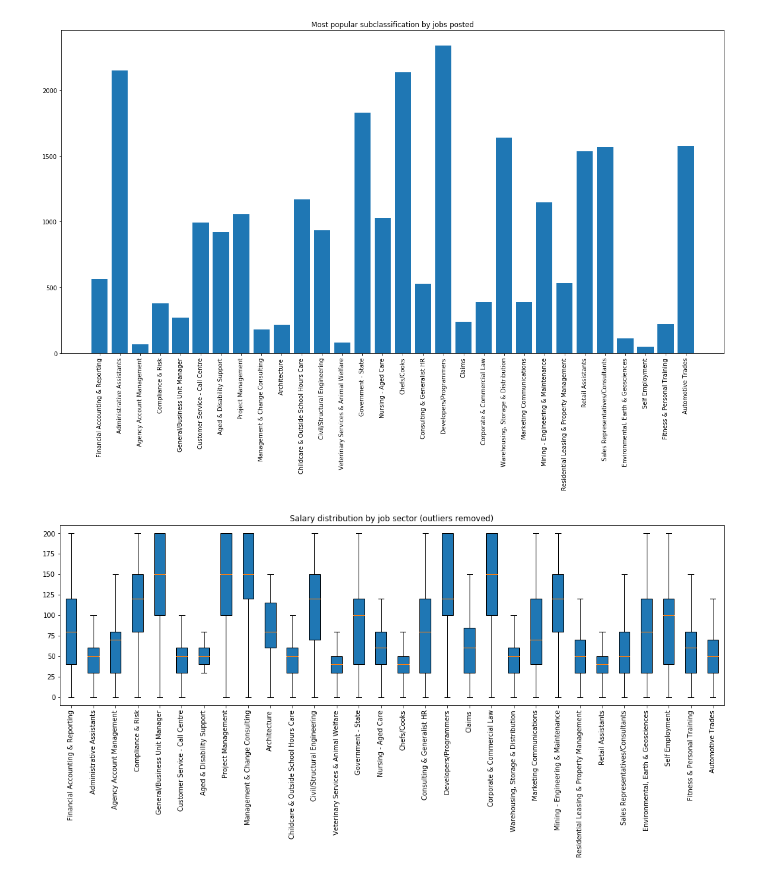
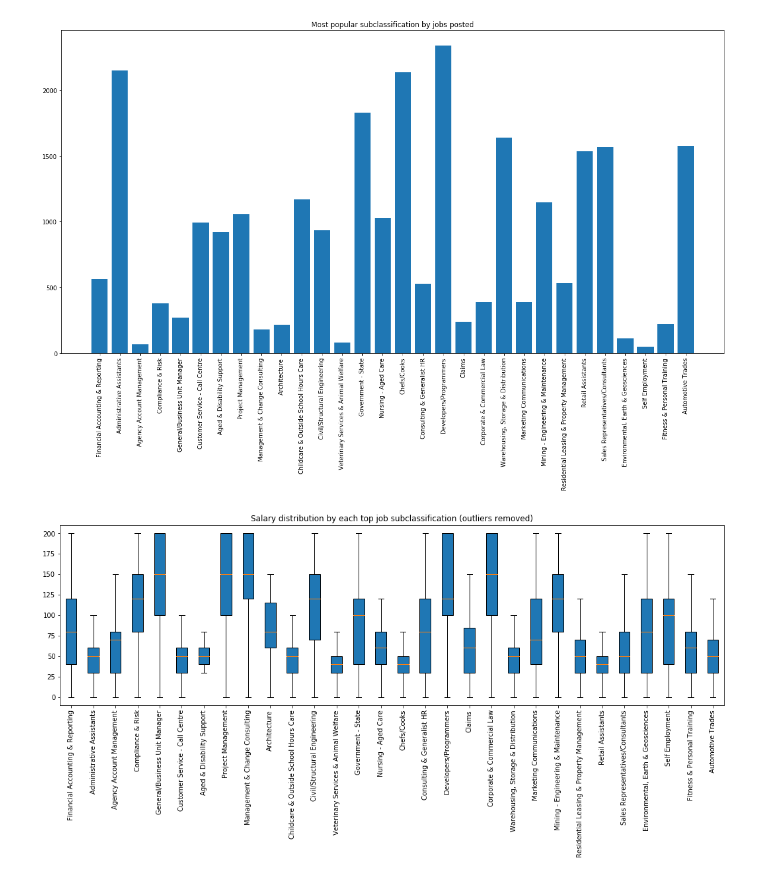
Before and after one commit to ryan-lewin/australian_job_market_data_analysis, a Jupyter notebook: big_data_analytics_using_python.ipynb, the cells around one changed output. Drawn from its saved outputs; the diff is of its cells as text; code cells hidden in the pictures.

```diff
--- a/big_data_analytics_using_python.ipynb
+++ b/big_data_analytics_using_python.ipynb
@@ -250,8 +264,8 @@ for sector in sectors:
 # %%
 fig, ax = plt.subplots(figsize=(18,5))
 ax.boxplot(box_plot_data,patch_artist=True,labels=sectors, sym='', widths=(.5))
 plt.xticks(rotation=90)
-plt.title('Salary distribution by job sector (outliers removed)')
+plt.title('Salary distribution by each top job subclassification (outliers removed)')
 plt.show()
 # %% [output]
-[figure, old version]
+[figure, new version]
```
Also changed, not shown: parts of 4 cells of this notebook.
